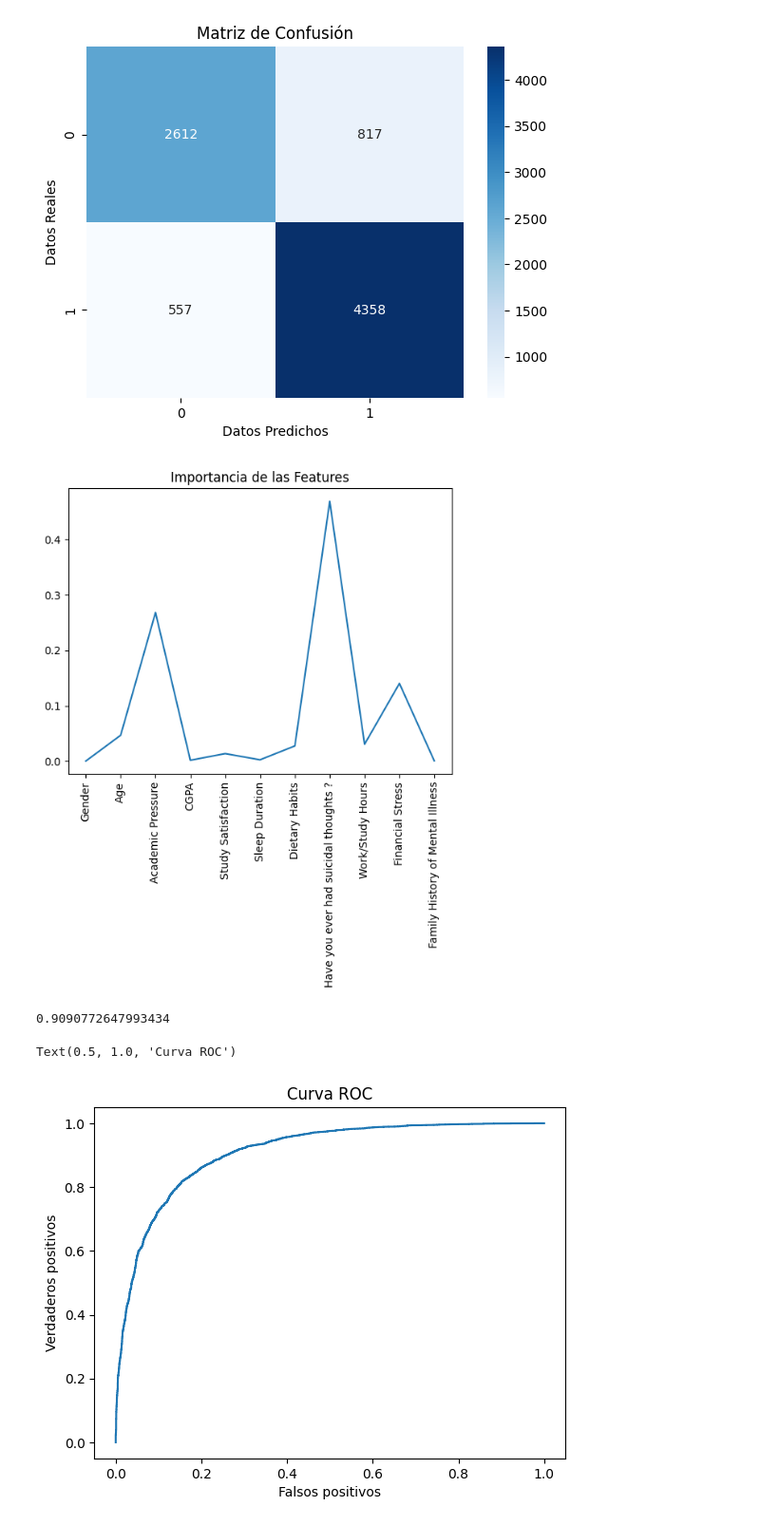
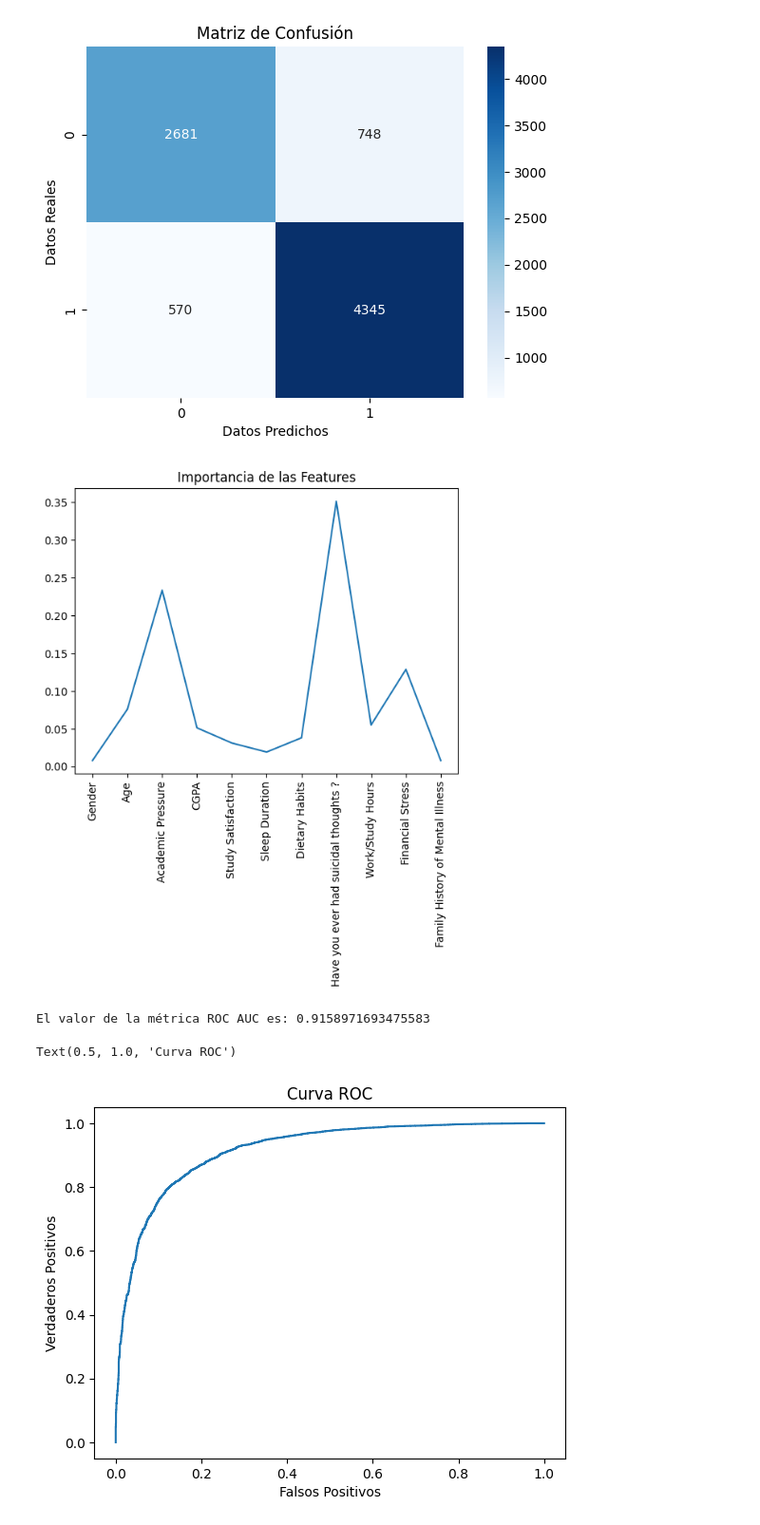
Before and after one commit to seba-art/proyecto1, a Jupyter notebook: Proyecto1_Depresion.ipynb, the cells around one changed output. Shown at 95% size. Saved outputs shown, nothing was run; the diff lists cells and outputs as text; code cells hidden in the pictures.

```diff
--- a/Proyecto1_Depresion.ipynb
+++ b/Proyecto1_Depresion.ipynb
@@ -253,7 +245,7 @@ sns.heatmap(correlation_matrix, annot=True)
 X_train, X_test, y_train, y_test = train_test_split(X, y, test_size=0.3, random_state=42)
 # %%
 #Entrenar el modelo con Random Forest
-model = RandomForestClassifier(n_estimators=50, random_state=42, max_depth=5)
+model = RandomForestClassifier(n_estimators=50, random_state=42, max_depth=10)
 model.fit(X_train, y_train)
 
 #Calcular y_pred
@@ -286,5 +279,5 @@ plt.xticks(rotation = 90)
 plt.title("Importancia de las Features")
 plt.show()
 # %% [output]
-[figure, old version]
+[figure, new version]
 # %%
@@ -294,20 +287,19 @@ y_prob = model.predict_proba(X_test)[:, 1]# Probabilidad de clase positiva
 #Calcular los verdaderos positivos y falsos positivos
 fpr, tpr, thresholds = roc_curve(y_test, y_prob, pos_label=1)
 
-#Calcular el área bajo la curva ROC
 roc_auc = roc_auc_score(y_test, y_prob)
-roc_auc
+print(f"El valor de la métrica ROC AUC es: {roc_auc}")
 # %% [output]
-0.9090772647993434
+El valor de la métrica ROC AUC es: 0.9158971693475583
 # %%
 #Graficar la curva ROC
 plt.plot(fpr, tpr)
-plt.xlabel('Falsos positivos')
-plt.ylabel('Verdaderos positivos')
-plt.title('Curva ROC')
+plt.xlabel("Falsos Positivos")
+plt.ylabel("Verdaderos Positivos")
+plt.title("Curva ROC")
 # %% [output]
 Text(0.5, 1.0, 'Curva ROC')
-[figure, old version]
+[figure, new version]
 # %%
 #Definir las features y los nombres de las clases
 features = data.columns.tolist()
```
Also changed, not shown: parts of 14 cells of this notebook.
